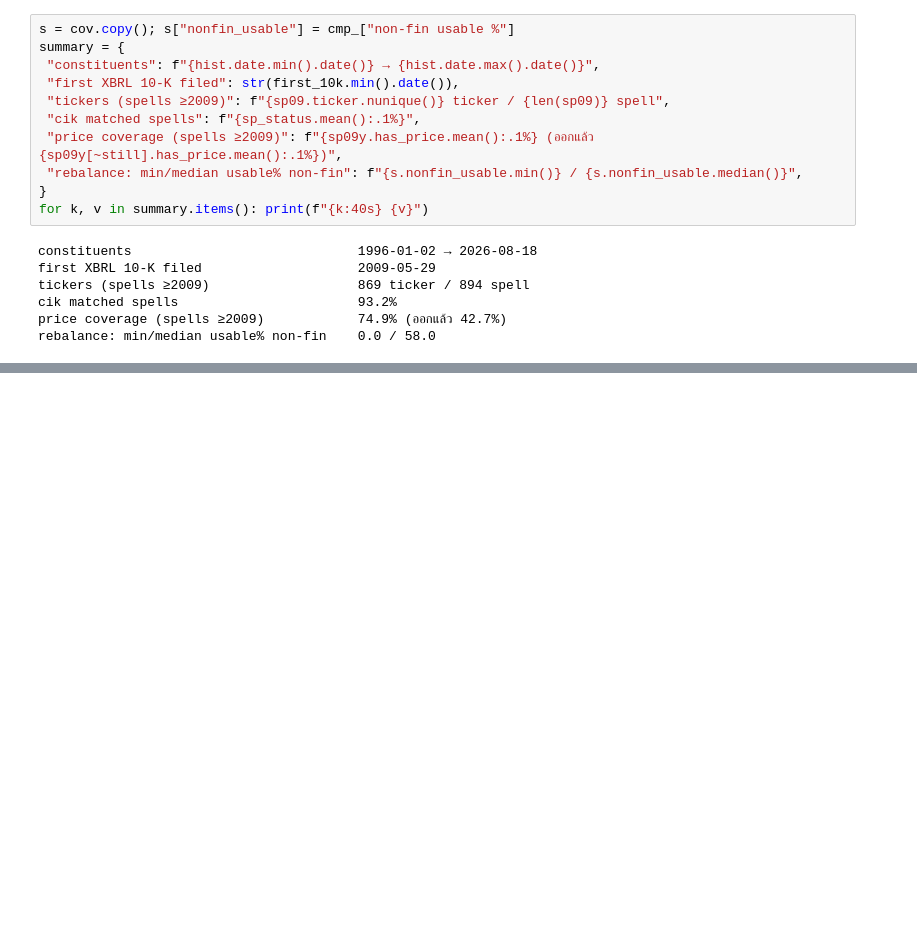
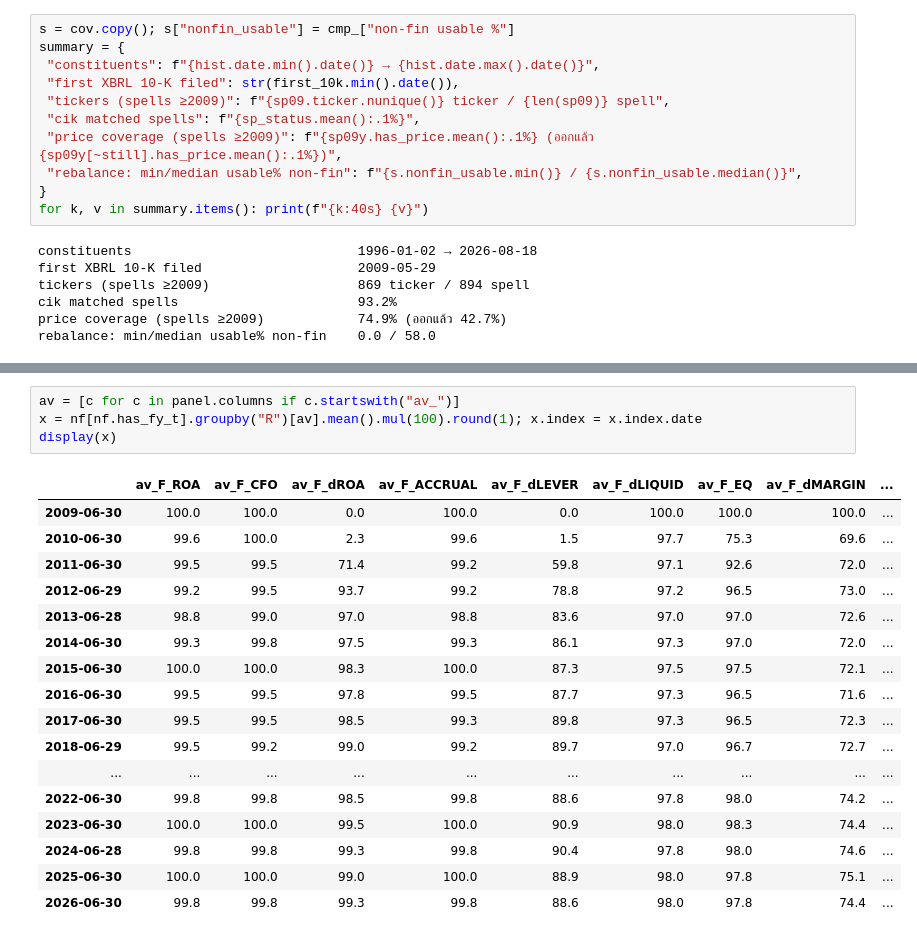
Before and after one commit to shitahito6677/SNP, a Jupyter notebook: model_A/notebooks/v0_data_audit.ipynb, the cells around one changed output, grey strips where cells are left out. Drawn from its saved outputs; the diff is of its cells as text; blank space fills up the shorter version.

```diff
--- a/model_A/notebooks/v0_data_audit.ipynb
+++ b/model_A/notebooks/v0_data_audit.ipynb
@@ -650,0 +666,22 @@ rebalance: min/median usable% non-fin    0.0 / 58.0
+# %%
+av = [c for c in panel.columns if c.startswith("av_")]
+x = nf[nf.has_fy_t].groupby("R")[av].mean().mul(100).round(1); x.index = x.index.date
+display(x)
+# %% [output]
+|  | av_F_ROA | av_F_CFO | av_F_dROA | av_F_ACCRUAL | av_F_dLEVER | av_F_dLIQUID | av_F_EQ | av_F_dMARGIN | ... |
+| 2009-06-30 | 100.0 | 100.0 | 0.0 | 100.0 | 0.0 | 100.0 | 100.0 | 100.0 | ... |
+| 2010-06-30 | 99.6 | 100.0 | 2.3 | 99.6 | 1.5 | 97.7 | 75.3 | 69.6 | ... |
+| 2011-06-30 | 99.5 | 99.5 | 71.4 | 99.2 | 59.8 | 97.1 | 92.6 | 72.0 | ... |
+| 2012-06-29 | 99.2 | 99.5 | 93.7 | 99.2 | 78.8 | 97.2 | 96.5 | 73.0 | ... |
+| 2013-06-28 | 98.8 | 99.0 | 97.0 | 98.8 | 83.6 | 97.0 | 97.0 | 72.6 | ... |
+| 2014-06-30 | 99.3 | 99.8 | 97.5 | 99.3 | 86.1 | 97.3 | 97.0 | 72.0 | ... |
+| 2015-06-30 | 100.0 | 100.0 | 98.3 | 100.0 | 87.3 | 97.5 | 97.5 | 72.1 | ... |
+| 2016-06-30 | 99.5 | 99.5 | 97.8 | 99.5 | 87.7 | 97.3 | 96.5 | 71.6 | ... |
+| 2017-06-30 | 99.5 | 99.5 | 98.5 | 99.3 | 89.8 | 97.3 | 96.5 | 72.3 | ... |
+| 2018-06-29 | 99.5 | 99.2 | 99.0 | 99.2 | 89.7 | 97.0 | 96.7 | 72.7 | ... |
+| ... | ... | ... | ... | ... | ... | ... | ... | ... | ... |
+| 2022-06-30 | 99.8 | 99.8 | 98.5 | 99.8 | 88.6 | 97.8 | 98.0 | 74.2 | ... |
+| 2023-06-30 | 100.0 | 100.0 | 99.5 | 100.0 | 90.9 | 98.0 | 98.3 | 74.4 | ... |
+| 2024-06-28 | 99.8 | 99.8 | 99.3 | 99.8 | 90.4 | 97.8 | 98.0 | 74.6 | ... |
+| 2025-06-30 | 100.0 | 100.0 | 99.0 | 100.0 | 88.9 | 98.0 | 97.8 | 75.1 | ... |
+| 2026-06-30 | 99.8 | 99.8 | 99.3 | 99.8 | 88.6 | 98.0 | 97.8 | 74.4 | ... |
```
Also changed, not shown: parts of 18 cells of this notebook, 8 other files.
